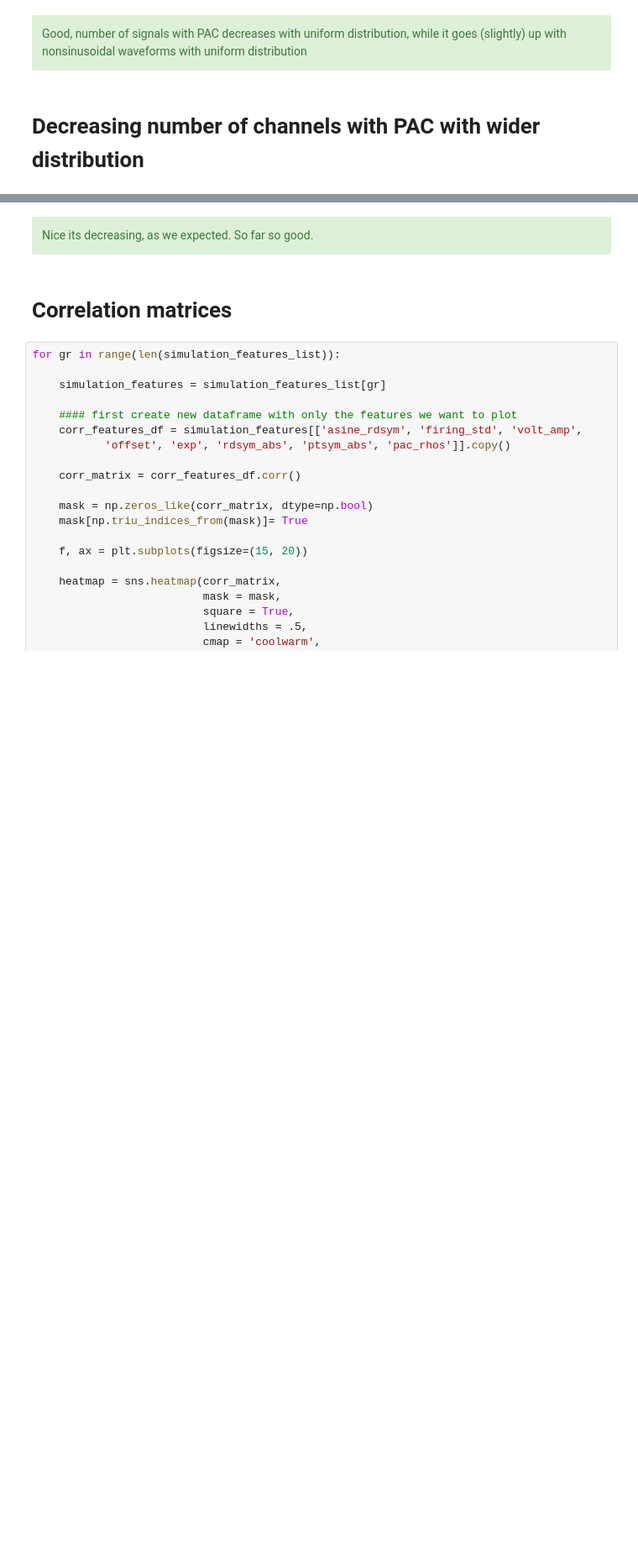
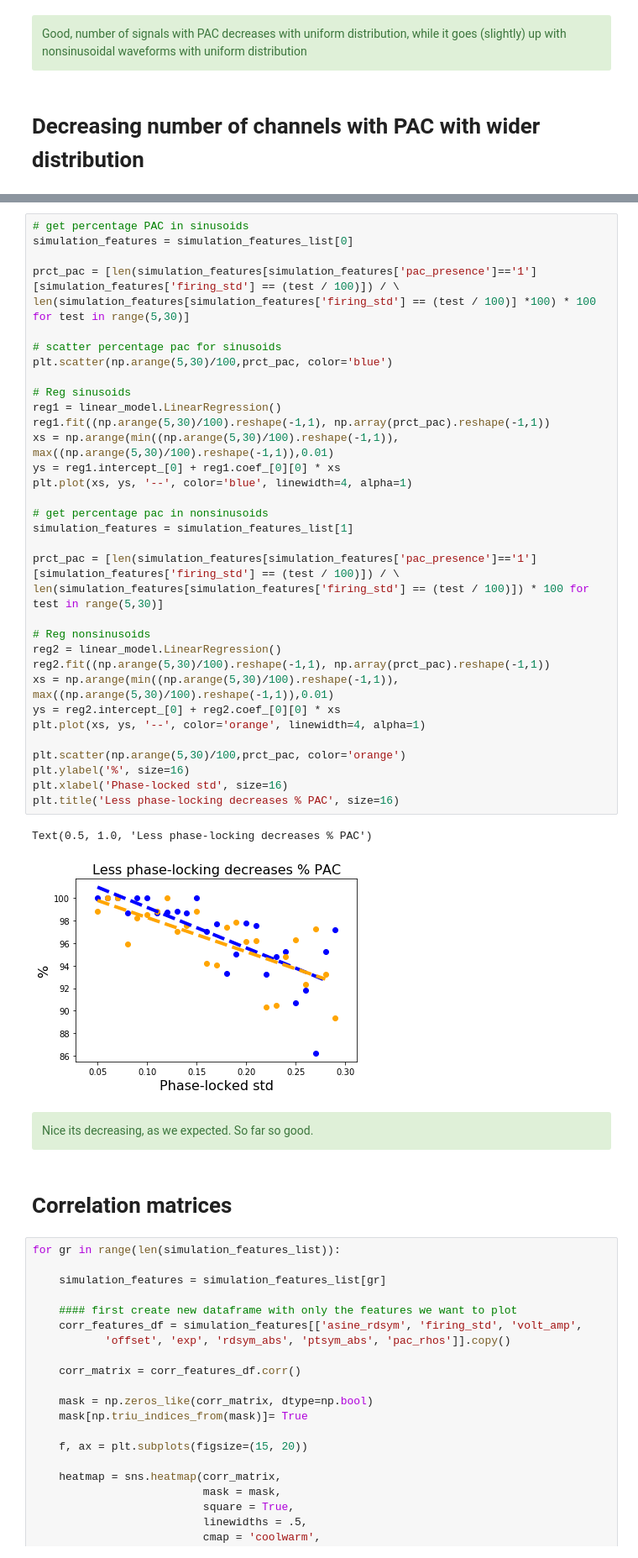
Before and after one commit to JaapVanDerAar/project_pac, a Jupyter notebook: pac_jupyter/10.1 Results simulated data. Asine, exponent [-2, -1.5], STD [.05 - .29 & 1] .ipynb, the cells around one changed output, grey strips where cells are left out. Shown at 84% size. Saved outputs shown, nothing was run; the diff lists cells and outputs as text; blank space fills up the shorter version.

```diff
--- a/pac_jupyter/10.1 Results simulated data. Asine, exponent [-2, -1.5], STD [.05 - .29 & 1] .ipynb
+++ b/pac_jupyter/10.1 Results simulated data. Asine, exponent [-2, -1.5], STD [.05 - .29 & 1] .ipynb
@@ -132,3 +138,40 @@ Text(0.5, 0, 'standard deviation')
+# %%
+# get percentage PAC in sinusoids
+simulation_features = simulation_features_list[0]
+
+prct_pac = [len(simulation_features[simulation_features['pac_presence']=='1'][simulation_features['firing_std'] == (test / 100)]) / \
+len(simulation_features[simulation_features['firing_std'] == (test / 100)] *100) * 100 for test in range(5,30)]
+
+# scatter percentage pac for sinusoids
+plt.scatter(np.arange(5,30)/100,prct_pac, color='blue')
+
+# Reg sinusoids
+reg1 = linear_model.LinearRegression()
+reg1.fit((np.arange(5,30)/100).reshape(-1,1), np.array(prct_pac).reshape(-1,1))
+xs = np.arange(min((np.arange(5,30)/100).reshape(-1,1)), max((np.arange(5,30)/100).reshape(-1,1)),0.01)
+ys = reg1.intercept_[0] + reg1.coef_[0][0] * xs
+plt.plot(xs, ys, '--', color='blue', linewidth=4, alpha=1)
+
+# get percentage pac in nonsinusoids
+simulation_features = simulation_features_list[1]
+
+prct_pac = [len(simulation_features[simulation_features['pac_presence']=='1'][simulation_features['firing_std'] == (test / 100)]) / \
+len(simulation_features[simulation_features['firing_std'] == (test / 100)]) * 100 for test in range(5,30)]
+
+# Reg nonsinusoids
+reg2 = linear_model.LinearRegression()
+reg2.fit((np.arange(5,30)/100).reshape(-1,1), np.array(prct_pac).reshape(-1,1))
+xs = np.arange(min((np.arange(5,30)/100).reshape(-1,1)), max((np.arange(5,30)/100).reshape(-1,1)),0.01)
+ys = reg2.intercept_[0] + reg2.coef_[0][0] * xs
+plt.plot(xs, ys, '--', color='orange', linewidth=4, alpha=1)
+
+plt.scatter(np.arange(5,30)/100,prct_pac, color='orange')
+plt.ylabel('%', size=16)
+plt.xlabel('Phase-locked std', size=16)
+plt.title('Less phase-locking decreases % PAC', size=16)
+# %% [output]
+Text(0.5, 1.0, 'Less phase-locking decreases % PAC')
+[figure, added]
 # %% [markdown]
  <div class="alert alert-success">
 Nice its decreasing, as we expected. So far so good.
```
Also changed, not shown: parts of 6 cells of this notebook.
